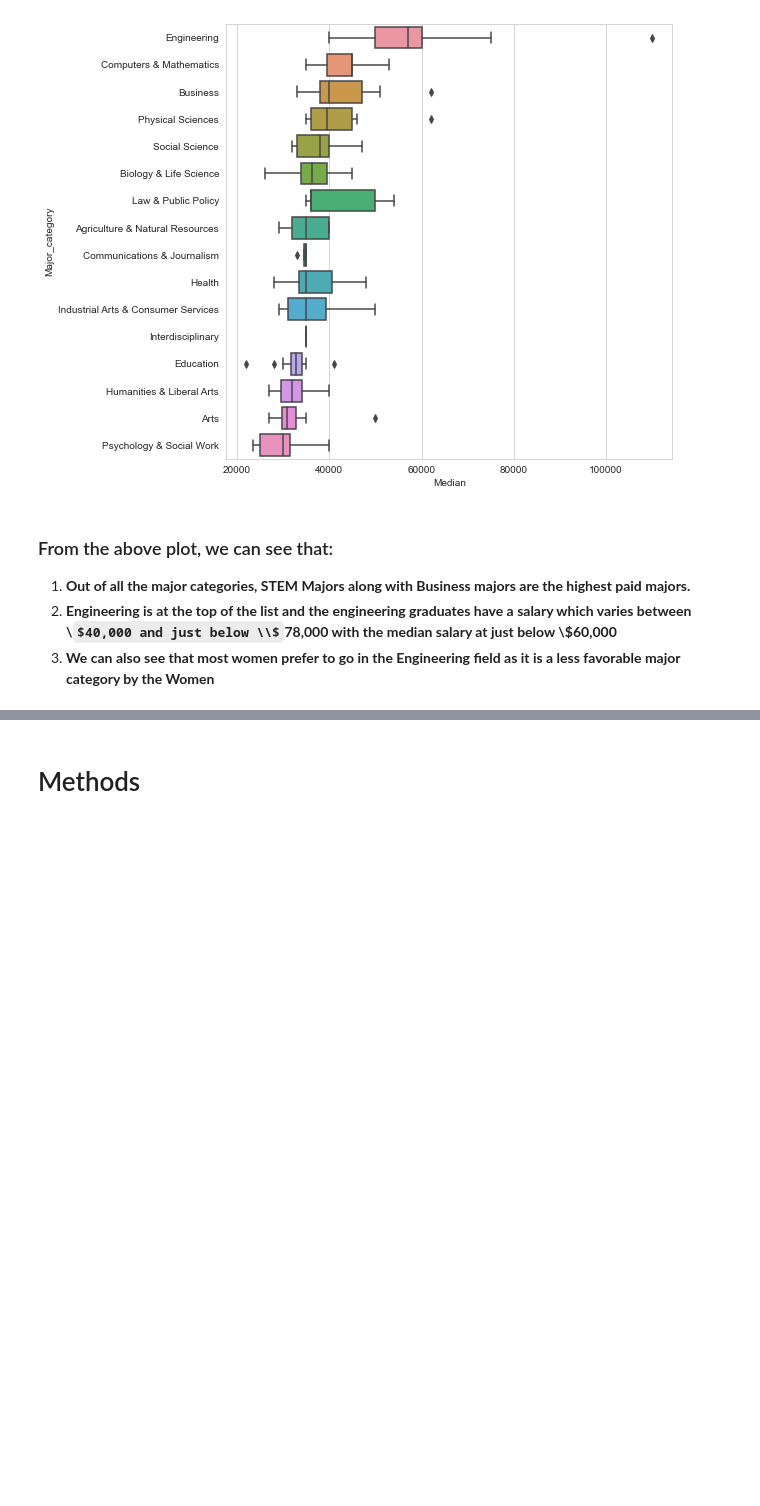
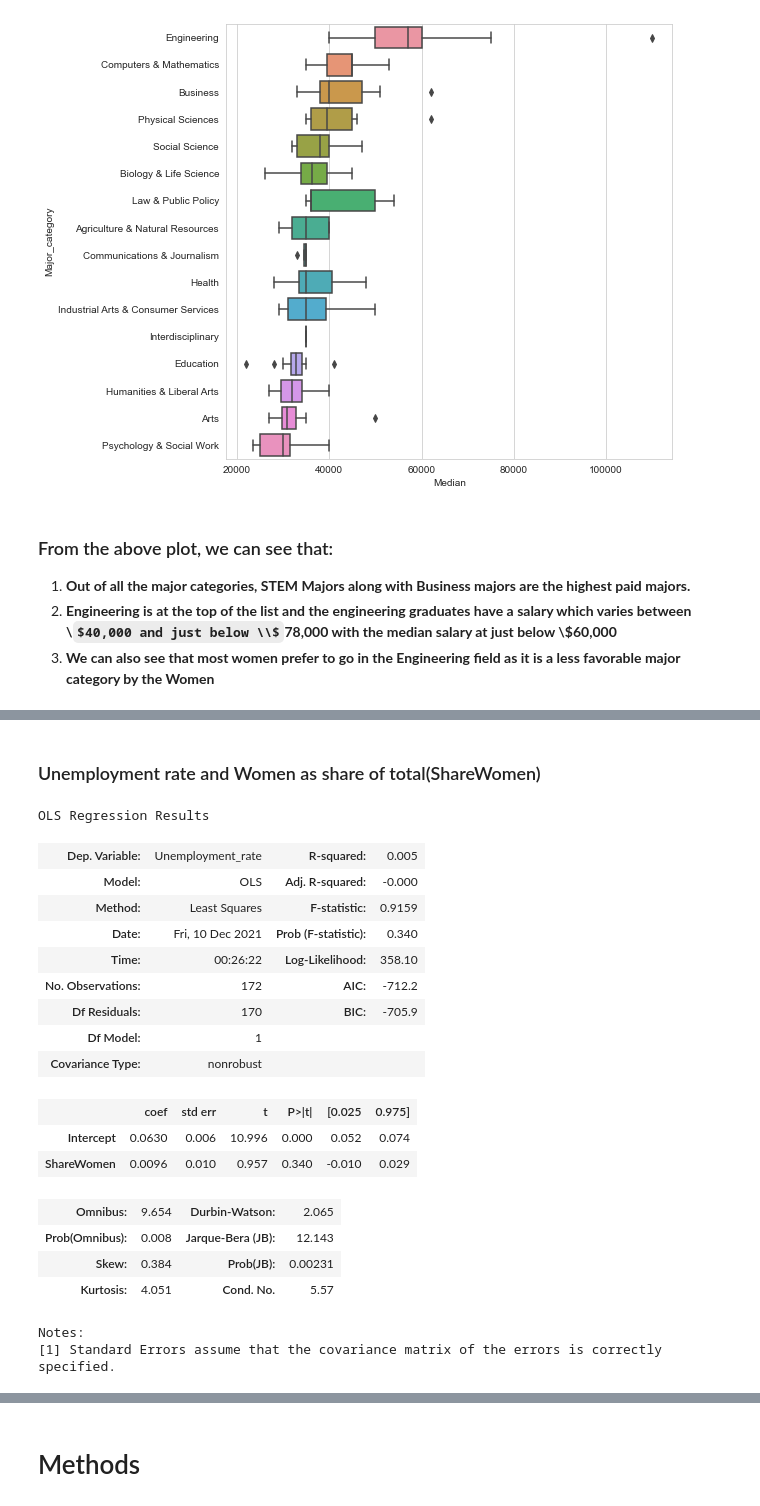
Before and after one commit to puneettokhi/CMPE255, a Jupyter notebook: college_major_analysis.ipynb, the cells around one changed output, grey strips where cells are left out. Saved outputs shown, nothing was run; the diff lists cells and outputs as text; code cells hidden in the pictures; some formulas as TeX source; blank space fills up the shorter version.

```diff
--- a/college_major_analysis.ipynb
+++ b/college_major_analysis.ipynb
@@ -493,0 +583,26 @@ plt.show()
+# %% [markdown]
+### Unemployment rate and Women as share of total(ShareWomen)
+# %%
+model = smf.ols("Unemployment_rate ~ ShareWomen", data= recent_grads_df).fit()
+
+model.summary()
+# %% [output]
+OLS Regression Results
+| Dep. Variable: | Unemployment_rate | R-squared: | 0.005 |
+| Model: | OLS | Adj. R-squared: | -0.000 |
+| Method: | Least Squares | F-statistic: | 0.9159 |
+| Date: | Fri, 10 Dec 2021 | Prob (F-statistic): | 0.340 |
+| Time: | 00:26:22 | Log-Likelihood: | 358.10 |
+| No. Observations: | 172 | AIC: | -712.2 |
+| Df Residuals: | 170 | BIC: | -705.9 |
+| Df Model: | 1 |  |  |
+| Covariance Type: | nonrobust |  |  |
+|  | coef | std err | t | P>|t| | [0.025 | 0.975] |
+| Intercept | 0.0630 | 0.006 | 10.996 | 0.000 | 0.052 | 0.074 |
+| ShareWomen | 0.0096 | 0.010 | 0.957 | 0.340 | -0.010 | 0.029 |
+| Omnibus: | 9.654 | Durbin-Watson: | 2.065 |
+| Prob(Omnibus): | 0.008 | Jarque-Bera (JB): | 12.143 |
+| Skew: | 0.384 | Prob(JB): | 0.00231 |
+| Kurtosis: | 4.051 | Cond. No. | 5.57 |
+Notes:
+[1] Standard Errors assume that the covariance matrix of the errors is correctly specified.
```
Also changed, not shown: parts of 10 cells of this notebook.
